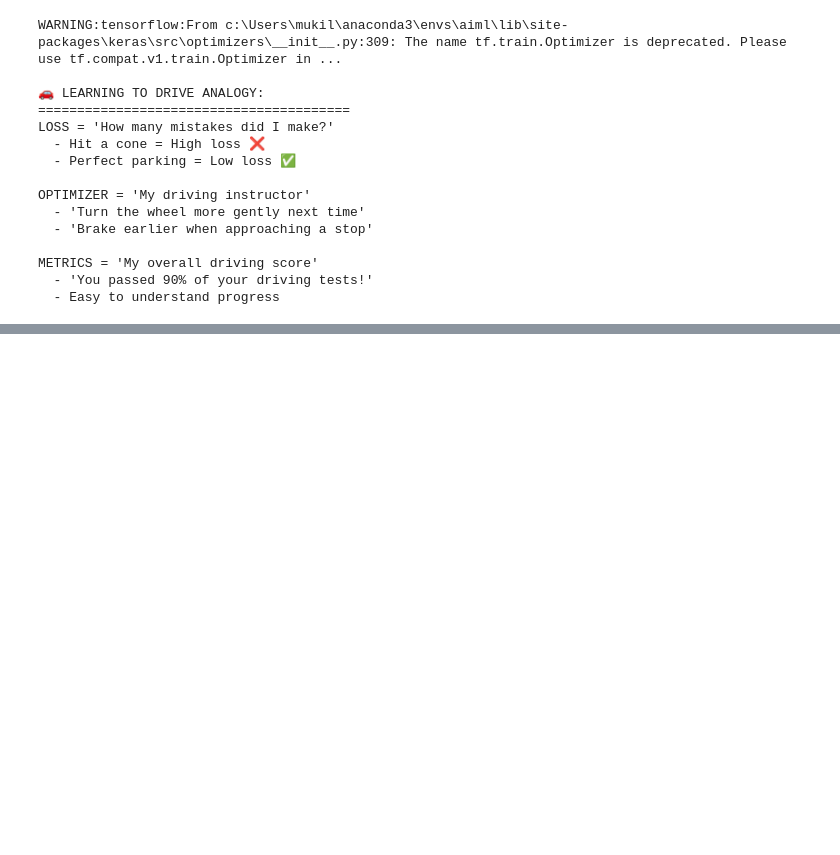
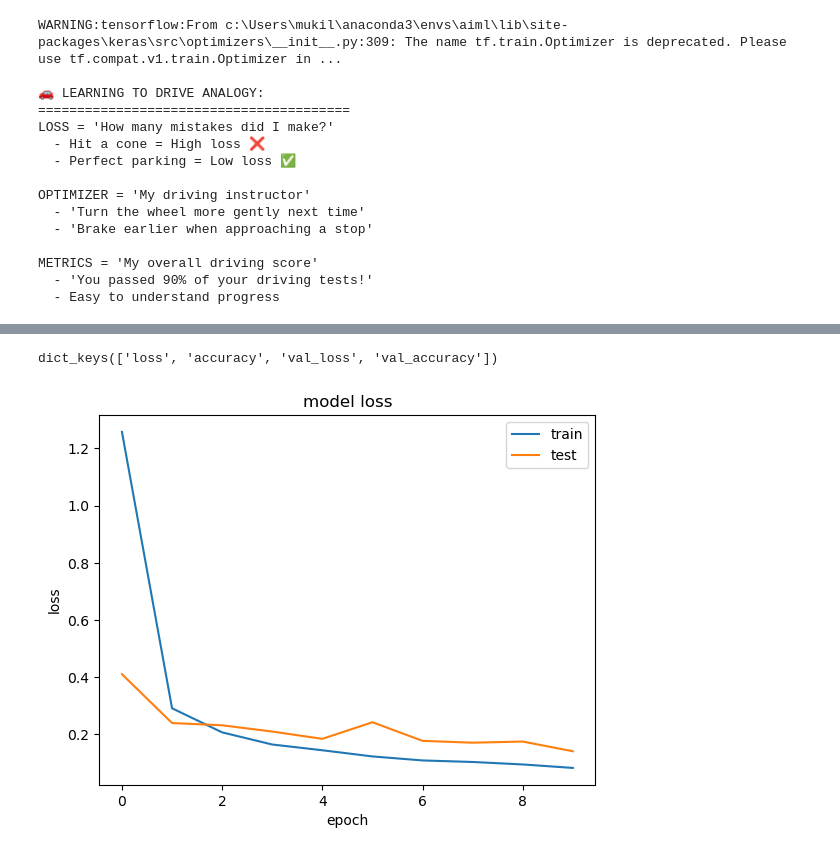
Before and after one commit to madhusudhanan-jayaram/week11_deep_learning, a Jupyter notebook: digit_ann.ipynb, the cells around one changed output, grey strips where cells are left out. Drawn from its saved outputs; the diff is of its cells as text; code cells hidden in the pictures; blank space fills up the shorter version.

```diff
--- a/digit_ann.ipynb
+++ b/digit_ann.ipynb
@@ -258,0 +300,8 @@ array([7, 1, 1, ..., 4, 5, 0], dtype=int64)
+# %%
+#Confusion matrix for Digit MNIST
+con_mat=confusion_matrix(y_test_digit_eval,y_predicts)
+plt.style.use('seaborn-deep')
+plt.figure(figsize=(10,10))
+sns.heatmap(con_mat,annot=True,annot_kws={'size': 15},linewidths=0.5,fmt="d",cmap="gray")
+plt.title('True or False predicted digit MNIST\n',fontweight='bold',fontsize=15)
+plt.show()
@@ -258,0 +331,14 @@ array([7, 1, 1, ..., 4, 5, 0], dtype=int64)
+# %%
+print(history.history.keys())
+# %% [output]
+dict_keys(['loss', 'accuracy', 'val_loss', 'val_accuracy'])
+# %%
+plt.plot(history.history['loss'])
+plt.plot(history.history['val_loss'])
+plt.title('model loss')
+plt.ylabel('loss')
+plt.xlabel('epoch')
+plt.legend(['train', 'test'], loc='best')
+plt.show()
+# %% [output]
+[figure, added]
```
Also changed, not shown: parts of 23 cells of this notebook, 2 other files.
